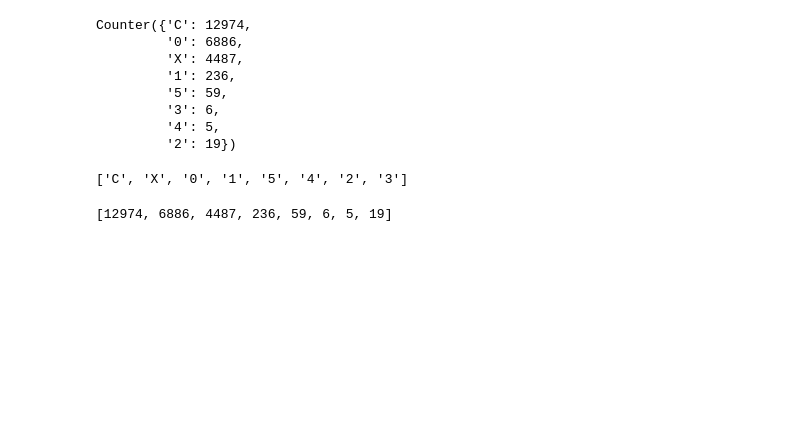
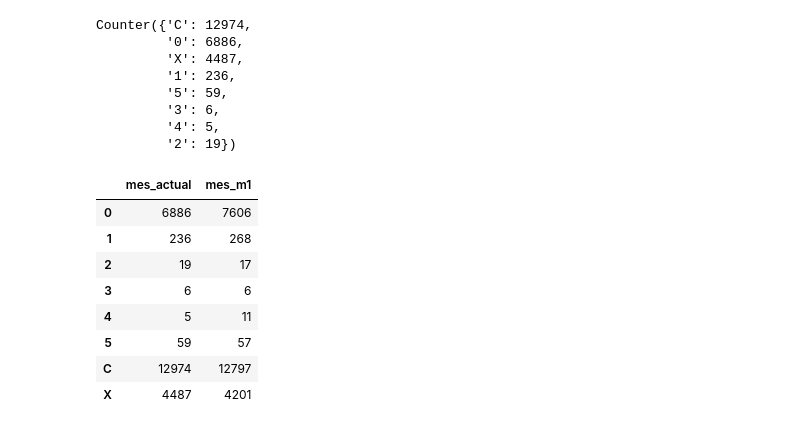
Before and after one commit to lymc33/Data_analysis_exercises, a Jupyter notebook: KPI_exercise/data_analysis.ipynb, the cells around one changed output. Saved outputs shown, nothing was run; the diff lists cells and outputs as text; code cells hidden in the pictures; blank space fills up the shorter version.

```diff
--- a/KPI_exercise/data_analysis.ipynb
+++ b/KPI_exercise/data_analysis.ipynb
@@ -125,11 +108,3 @@ Counter({'C': 12974,
          '3': 6,
          '4': 5,
          '2': 19})
-# %%
-list(dic_mes_actual)
-# %% [output]
-['C', 'X', '0', '1', '5', '4', '2', '3']
-# %%
-list(dic_mes_actual.values())
-# %% [output]
-[12974, 6886, 4487, 236, 59, 6, 5, 19]
@@ -137,0 +113,12 @@ KPI_1=
+# %%
+KPI
+# %% [output]
+|  | mes_actual | mes_m1 |
+| 0 | 6886 | 7606 |
+| 1 | 236 | 268 |
+| 2 | 19 | 17 |
+| 3 | 6 | 6 |
+| 4 | 5 | 11 |
+| 5 | 59 | 57 |
+| C | 12974 | 12797 |
+| X | 4487 | 4201 |
```
Also changed, not shown: parts of 6 cells of this notebook, 1 other file.
